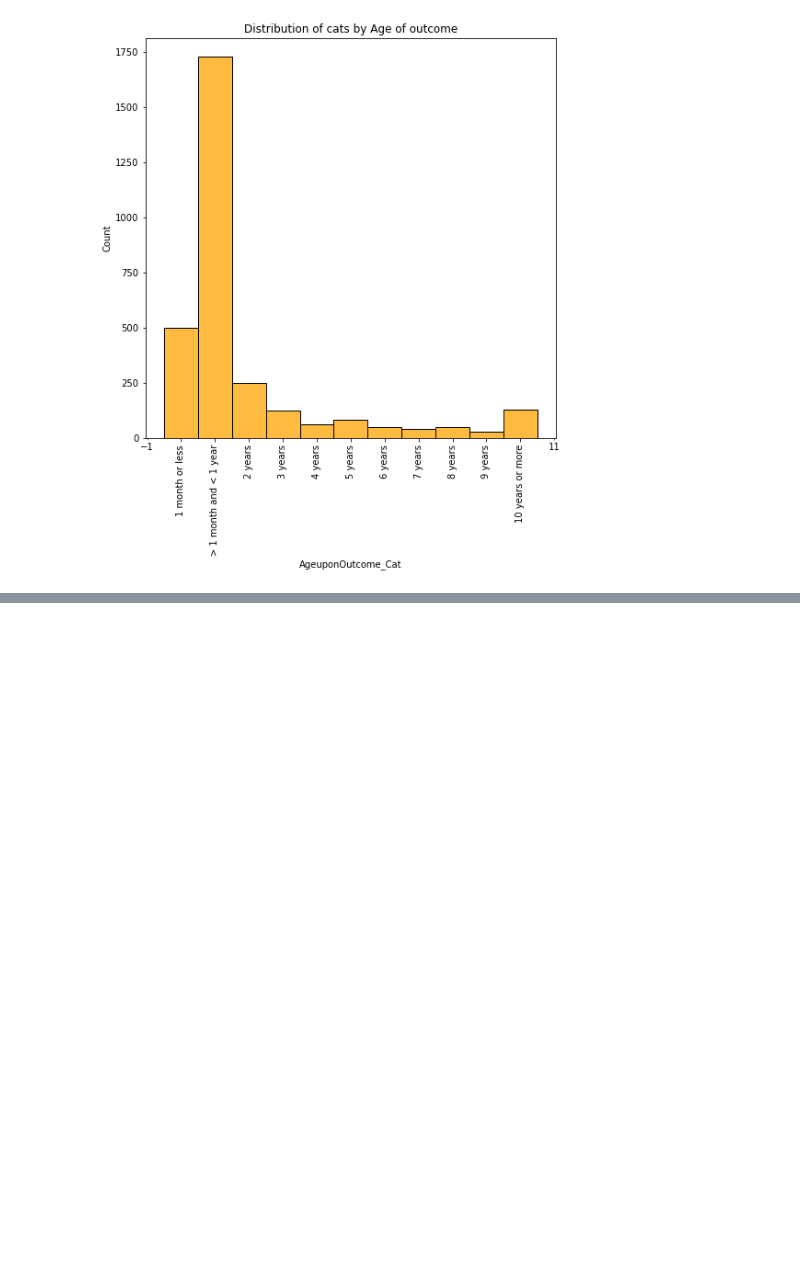
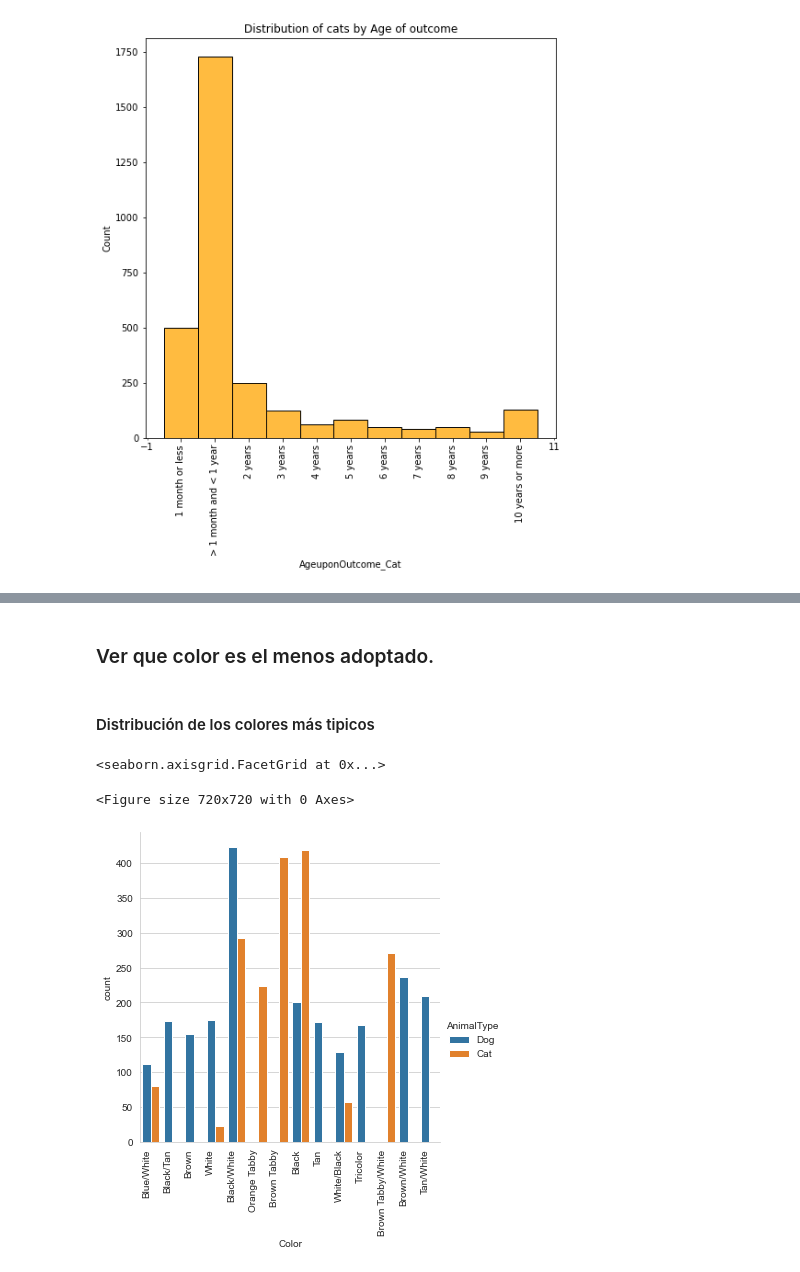
Before and after one commit to ironhack-bcn-data-pt/PR05-project-statistical-analysis, a Jupyter notebook: Project_05_pets.ipynb, the cells around one changed output, grey strips where cells are left out. Cells and saved outputs as stored; diff of their text form; code cells hidden in the pictures; blank space fills up the shorter version.

```diff
--- a/Project_05_pets.ipynb
+++ b/Project_05_pets.ipynb
@@ -308,0 +284,13 @@ since 6.991866935709936e-171 < 0.05 we reject the null hypothesis that the varia
+# %% [markdown]
+### Ver que color es el menos adoptado.
+# %% [markdown]
+#### Distribución de los colores más tipicos
+# %%
+plt.figure(figsize=(10,10))
+sns.set_style("whitegrid")
+_plot = sns.catplot(data=pet_df[pet_df.Color.isin(pet_df.Color.value_counts().nlargest(14).index)],x='Color',kind='count',hue='AnimalType')
+_plot.set_xticklabels( rotation=90, horizontalalignment='right')
+# %% [output]
+<seaborn.axisgrid.FacetGrid at 0x...>
+<Figure size 720x720 with 0 Axes>
+[figure, added]
```
Also changed, not shown: parts of 60 cells of this notebook, 1 other file.
